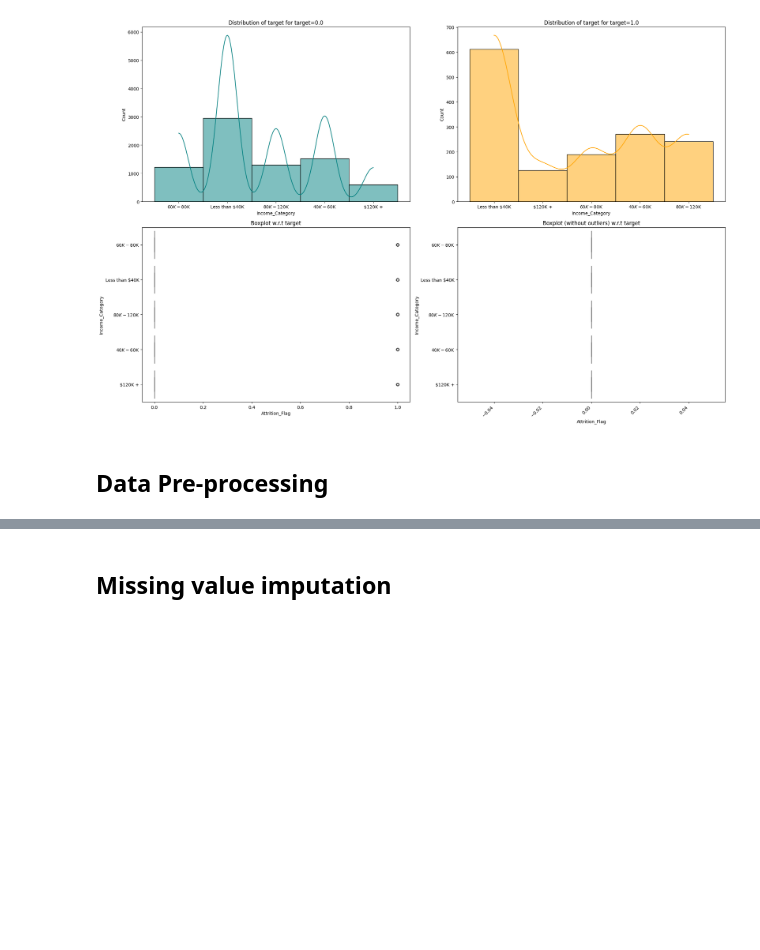
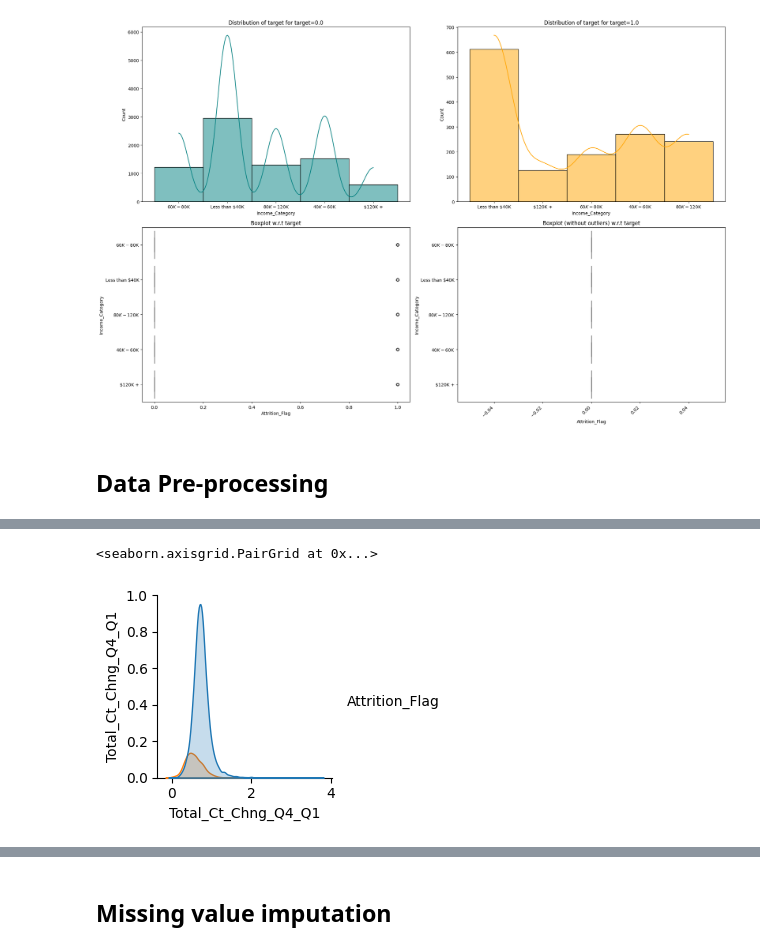
Before and after one commit to lhughey/AIML_Course, a Jupyter notebook: Project 3 - Credit Card Users Churn Prediction/AML_Project_LearnerNotebook_FullCode.ipynb, the cells around one changed output, grey strips where cells are left out. Saved outputs shown, nothing was run; the diff lists cells and outputs as text; code cells hidden in the pictures; blank space fills up the shorter version.

```diff
--- a/Project 3 - Credit Card Users Churn Prediction/AML_Project_LearnerNotebook_FullCode.ipynb
+++ b/Project 3 - Credit Card Users Churn Prediction/AML_Project_LearnerNotebook_FullCode.ipynb
@@ -513,0 +590,5 @@ Passing `palette` without assigning `hue` is deprecated and will be removed in v
+# %%
+sns.pairplot(data, hue='Attrition_Flag', vars=['Total_Ct_Chng_Q4_Q1'])
+# %% [output]
+<seaborn.axisgrid.PairGrid at 0x...>
+[figure, added]
```
Also changed, not shown: parts of 12 cells of this notebook.
